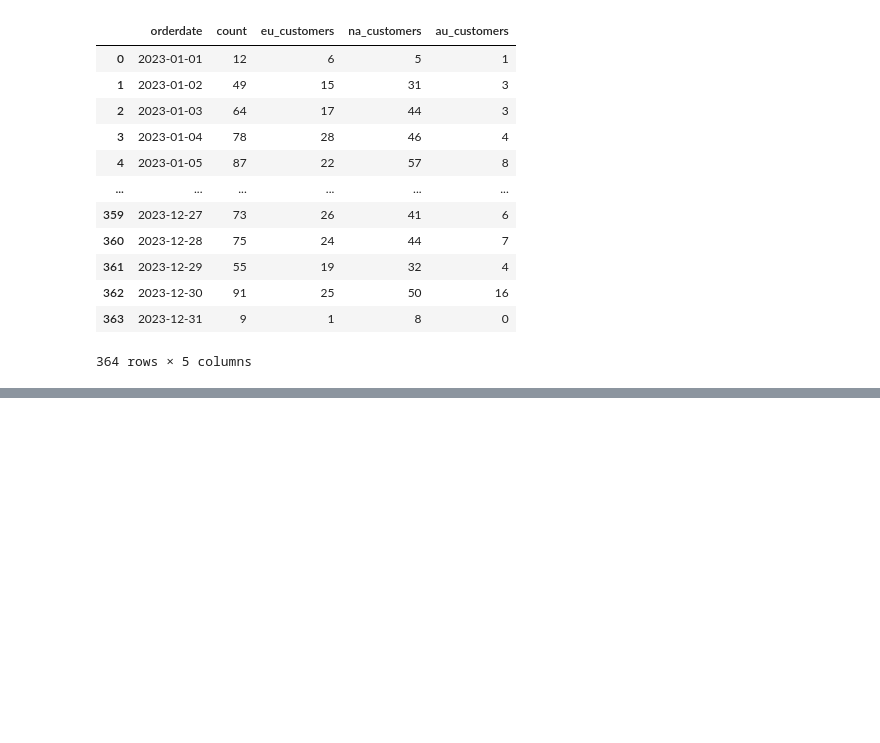
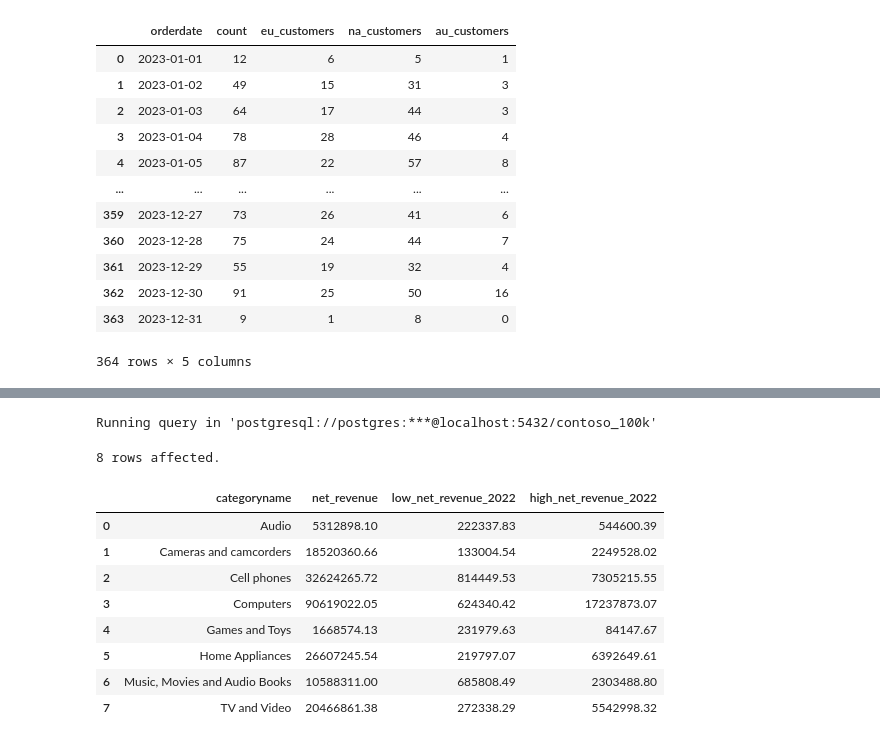
Before and after one commit to hari-shadow/google_collab_sql, a Jupyter notebook: Resources/Blank_SQL_Notebook.ipynb, the cells around one changed output, grey strips where cells are left out. Saved outputs shown, nothing was run; the diff lists cells and outputs as text; code cells hidden in the pictures; blank space fills up the shorter version.

```diff
--- a/Resources/Blank_SQL_Notebook.ipynb
+++ b/Resources/Blank_SQL_Notebook.ipynb
@@ -255,0 +349,34 @@ Running query in 'postgresql://postgres:***@localhost:5432/contoso_100k'
+# %%
+%%sql
+with cte as (
+select
+  PERCENTILE_CONT(0.50) within group (order by (s.quantity*s.netprice*s.exchangerate)) as median
+from sales s
+where s.orderdate between '2022-01-01' and '2023-12-31'
+)
+
+
+select
+  p.categoryname,
+  sum(s.quantity*s.netprice*s.exchangerate) as net_revenue,
+  SUM(case when (s.quantity*s.netprice*s.exchangerate) < (select median from cte)
+    and (s.orderdate between '2022-01-01' and '2022-12-31')
+    then (s.quantity*s.netprice*s.exchangerate) end ) as low_net_revenue_2022,
+  SUM(case when (s.quantity*s.netprice*s.exchangerate) >= (select median from cte)
+    and (s.orderdate between '2022-01-01' and '2022-12-31')
+    then (s.quantity*s.netprice*s.exchangerate) end ) as high_net_revenue_2022
+from sales s
+left join product p on p.productkey = s.productkey
+group by p.categoryname
+# %% [output]
+Running query in 'postgresql://postgres:***@localhost:5432/contoso_100k'
+8 rows affected.
+|  | categoryname | net_revenue | low_net_revenue_2022 | high_net_revenue_2022 |
+| 0 | Audio | 5312898.10 | 222337.83 | 544600.39 |
+| 1 | Cameras and camcorders | 18520360.66 | 133004.54 | 2249528.02 |
+| 2 | Cell phones | 32624265.72 | 814449.53 | 7305215.55 |
+| 3 | Computers | 90619022.05 | 624340.42 | 17237873.07 |
+| 4 | Games and Toys | 1668574.13 | 231979.63 | 84147.67 |
+| 5 | Home Appliances | 26607245.54 | 219797.07 | 6392649.61 |
+| 6 | Music, Movies and Audio Books | 10588311.00 | 685808.49 | 2303488.80 |
+| 7 | TV and Video | 20466861.38 | 272338.29 | 5542998.32 |
```
Also changed, not shown: parts of 10 cells of this notebook.
